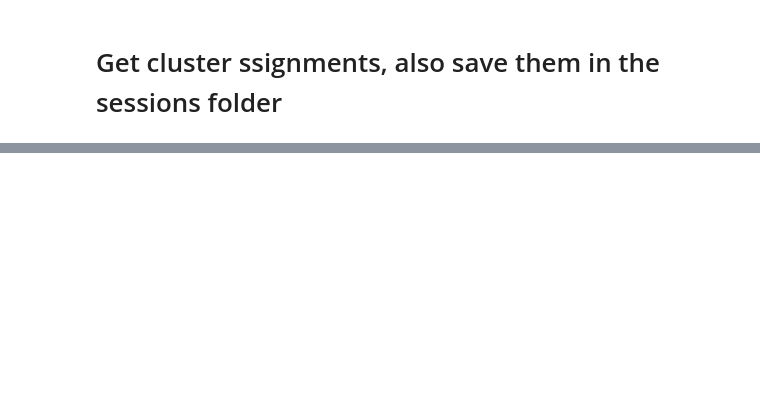
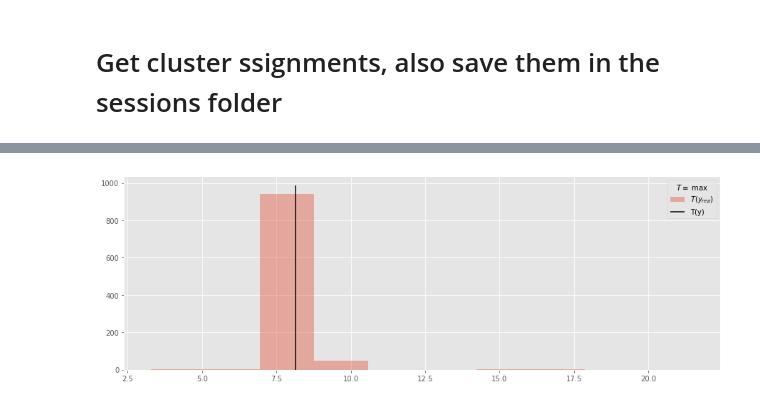
Before and after one commit to edublancas/neural-clustering, a Jupyter notebook: notebooks/4-experiments.ipynb, the cells around one changed output, grey strips where cells are left out. Cells and saved outputs as stored; diff of their text form; code cells hidden in the pictures; blank space fills up the shorter version.

```diff
--- a/notebooks/4-experiments.ipynb
+++ b/notebooks/4-experiments.ipynb
@@ -56,0 +78,4 @@ plot.cluster_counts(clusters)
+# %%
+ppc_plot(lambda xs, mus: tf.reduce_max(xs[x_pred]), 'max', x_pred, x_train)
+# %% [output]
+[figure, added]
```
Also changed, not shown: parts of 14 cells of this notebook, 5 other files.
